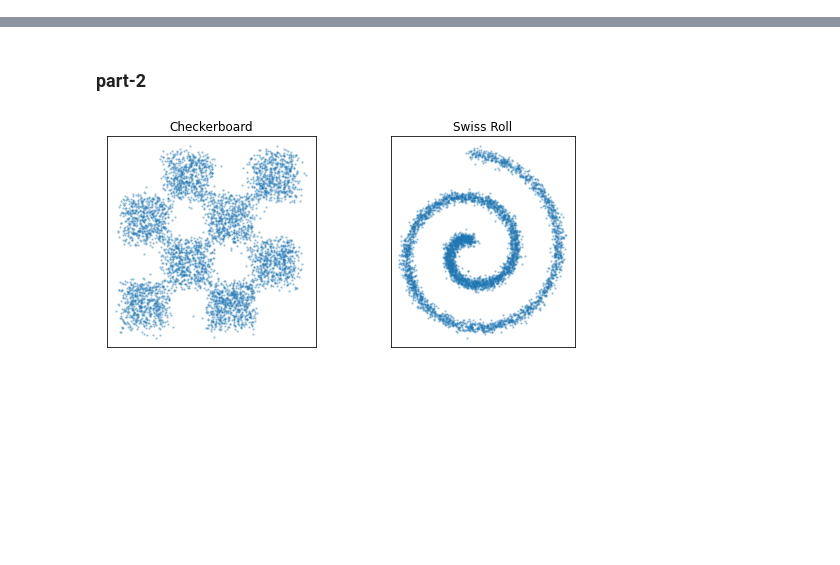
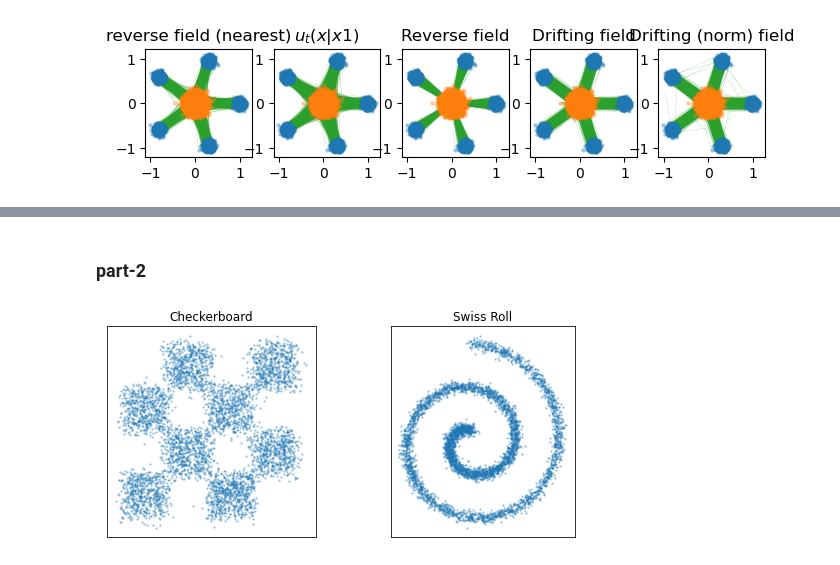
Before and after one commit to bilalhsp/diffusion-hub, a Jupyter notebook: notebooks/drifting_demo.ipynb, the cells around one changed output, grey strips where cells are left out. Saved outputs shown, nothing was run; the diff lists cells and outputs as text; code cells hidden in the pictures; blank space fills up the shorter version.

```diff
--- a/notebooks/drifting_demo.ipynb
+++ b/notebooks/drifting_demo.ipynb
@@ -53,0 +197,50 @@ def compute_drift(gen: torch.Tensor, pos: torch.Tensor, temp: float = 0.05):
+# %%
+fig, axes = plt.subplots(1, 5, figsize=(8, 4))
+# # drift = compute_drift(x0, x1, temp=1)
+# drift = avg_drift(x0, x1)
+
+# vector_field = drift
+ax = axes[0]
+# Plot vector field, starting at x0 and pointing towards xo+vector_field
+ax.quiver(pos[:, 0], pos[:, 1], nearest_drift_fields[:, 0], nearest_drift_fields[:, 1], angles='xy', scale_units='xy', scale=1, alpha=0.5, color='tab:green')
+
+# ax.quiver(x0[:, 0], x0[:, 1], vector_field[:, 0], vector_field[:, 1], angles='xy', scale_units='xy', scale=1, alpha=0.5, color='tab:green')
+ax.scatter(data[:, 0], data[:, 1], s=5, alpha=0.3, c='tab:blue')
+ax.scatter(prior[:, 0], prior[:, 1], s=5, alpha=0.3, c='tab:orange')
+ax.set_title(r"reverse field (nearest)")
+ax.set_aspect('equal')
+
+ax = axes[1]
+# vector_field = x1 - x0
+# Plot vector field, starting at x0 and pointing towards xo+vector_field
+ax.quiver(neg[:, 0], neg[:, 1], straight_fields[:, 0], straight_fields[:, 1], angles='xy', scale_units='xy', scale=1, alpha=0.5, color='tab:green')
+ax.scatter(data[:, 0], data[:, 1], s=5, alpha=0.3, c='tab:blue')
+ax.scatter(prior[:, 0], prior[:, 1], s=5, alpha=0.3, c='tab:orange')
+ax.set_title(r"$u_t(x|x1)$")
+ax.set_aspect('equal')
+
+ax = axes[2]
+# vector_field = x1 - x0
+# Plot vector field, starting at x0 and pointing towards xo+vector_field
+ax.quiver(pos[:, 0], pos[:, 1], reverse_drift_fields[:, 0], reverse_drift_fields[:, 1], angles='xy', scale_units='xy', scale=1, alpha=0.5, color='tab:green')
+ax.scatter(data[:, 0], data[:, 1], s=5, alpha=0.3, c='tab:blue')
+ax.scatter(prior[:, 0], prior[:, 1], s=5, alpha=0.3, c='tab:orange')
+ax.set_title(r"Reverse field")
+ax.set_aspect('equal')
+
+ax = axes[3]
+ax.quiver(pos[:, 0], pos[:, 1], drift_fields[:, 0], drift_fields[:, 1], angles='xy', scale_units='xy', scale=1, alpha=0.5, color='tab:green')
+ax.scatter(data[:, 0], data[:, 1], s=5, alpha=0.3, c='tab:blue')
+ax.scatter(prior[:, 0], prior[:, 1], s=5, alpha=0.3, c='tab:orange')
+ax.set_title(r"Drifting field")
+ax.set_aspect('equal')
+
+ax = axes[4]
+ax.quiver(pos[:, 0], pos[:, 1], norm_drift_fields[:, 0], norm_drift_fields[:, 1], angles='xy', scale_units='xy', scale=1, alpha=0.5, color='tab:green')
+ax.scatter(data[:, 0], data[:, 1], s=5, alpha=0.3, c='tab:blue')
+ax.scatter(prior[:, 0], prior[:, 1], s=5, alpha=0.3, c='tab:orange')
+ax.set_title(r"Drifting (norm) field")
+ax.set_aspect('equal')
+# plt.show()
+# %% [output]
+[figure, added]
```
Also changed, not shown: parts of 35 cells of this notebook, 18 other files.
